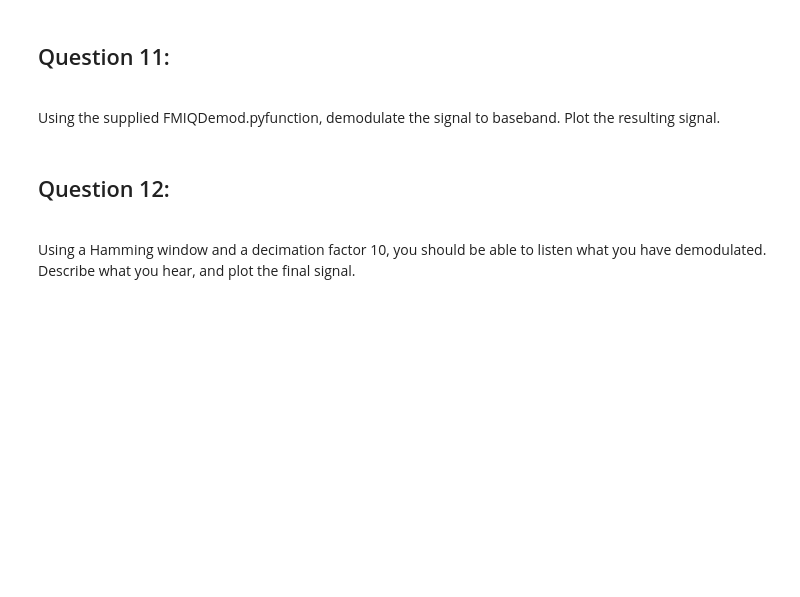
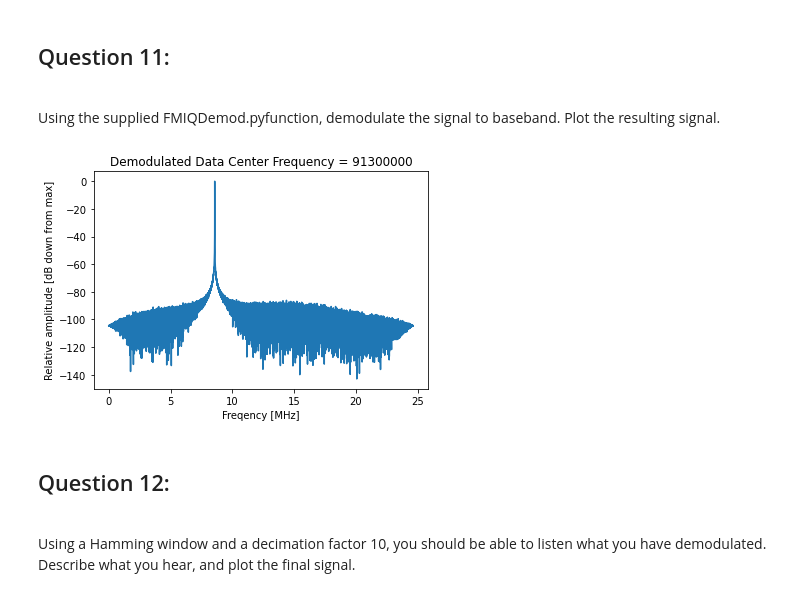
Before and after one commit to eewilliams-wpi/ECE3311_Team6, a Jupyter notebook: proj3_maya_111520.ipynb, the cells around one changed output. Saved outputs shown, nothing was run; the diff lists cells and outputs as text; code cells hidden in the pictures; blank space fills up the shorter version.

```diff
--- a/proj3_maya_111520.ipynb
+++ b/proj3_maya_111520.ipynb
@@ -338,7 +340,11 @@ NameError: name 'y_shifted' is not defined
 # %%
 from FM_IQ_Demod import *
 
-y_fm_demodulated = fm_demod(filtered_signal)
+y_fm_demodulated = fm_demod(y_decimated)
+
+plot_FFT_IQ (y_fm_demodulated, 50000, 90000, 25000, 91300000, title_of_plot="Demodulated Data")
+# %% [output]
+[figure, added]
 # %% [markdown]
 ## Question 12:
 <br>Using a Hamming window and a decimation factor 10, you should be able to listen what you have demodulated. Describe what you hear, and plot the final signal.
```
Also changed, not shown: parts of 15 cells of this notebook.
